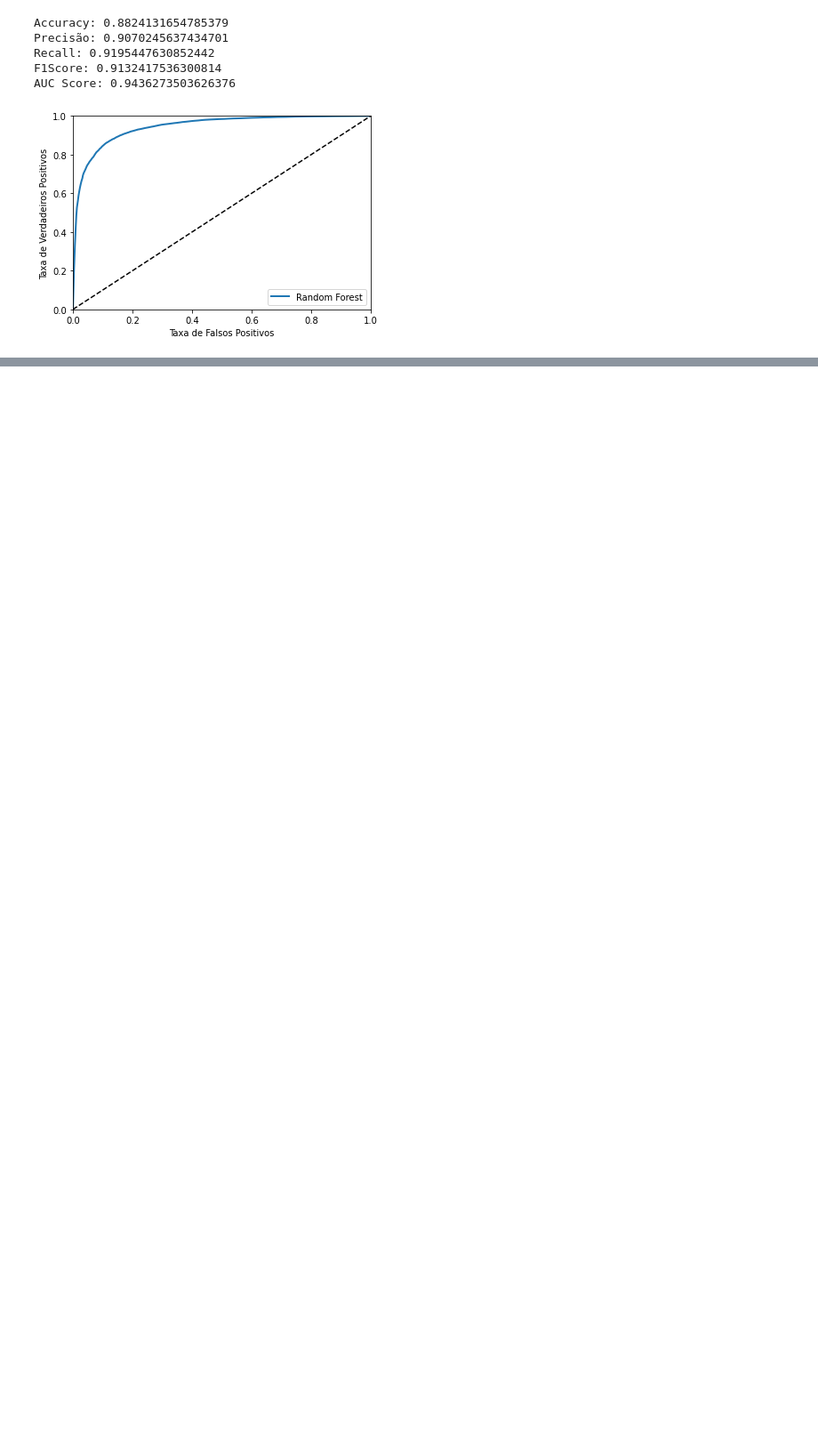
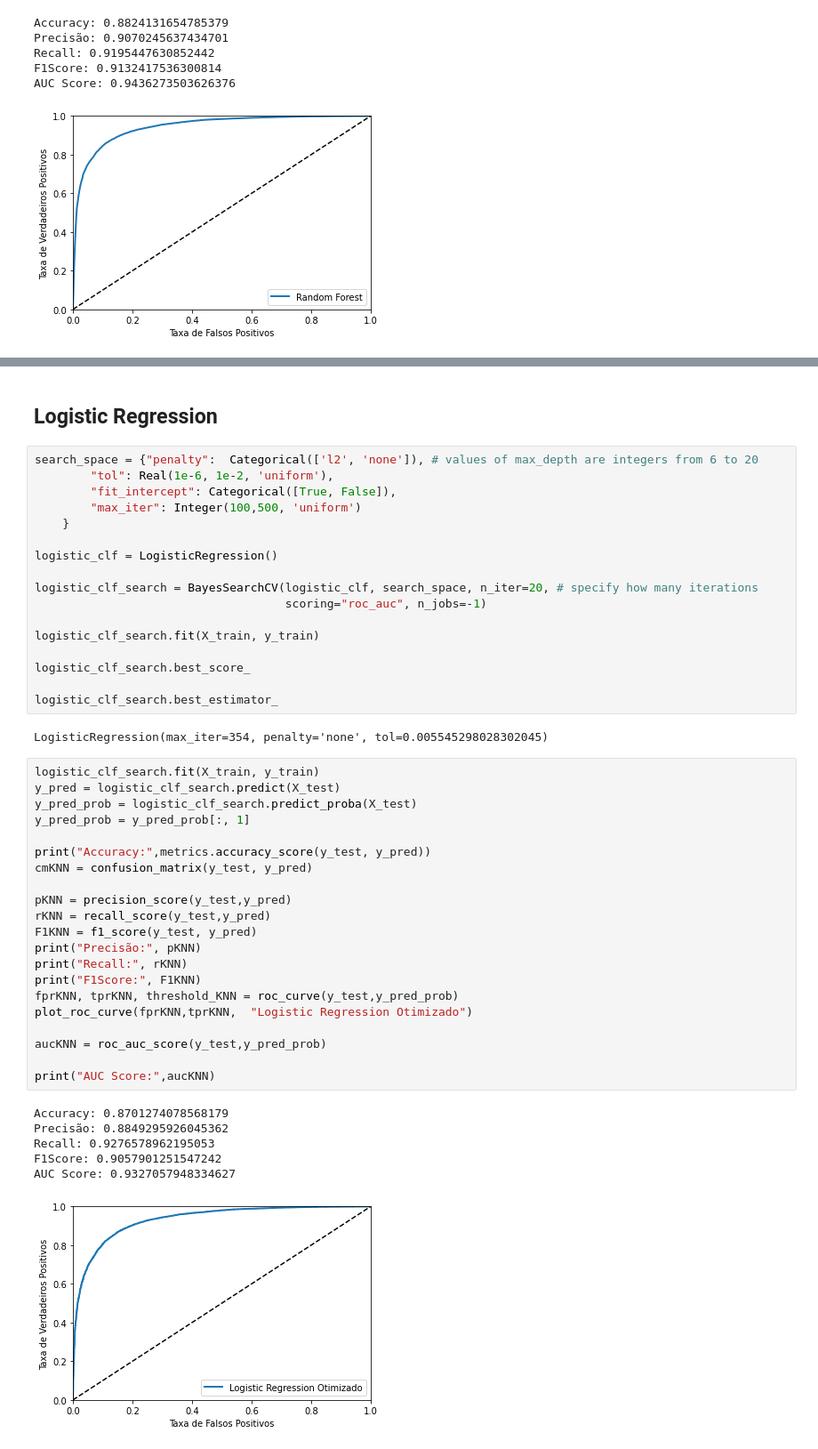
Before and after one commit to mrelero/machine-learning-anatel-database, a Jupyter notebook: ML_Techs/paper-enegep.ipynb, the cells around one changed output, grey strips where cells are left out. Shown at 89% size. Saved outputs shown, nothing was run; the diff lists cells and outputs as text; blank space fills up the shorter version.

```diff
--- a/ML_Techs/paper-enegep.ipynb
+++ b/ML_Techs/paper-enegep.ipynb
@@ -329,0 +375,49 @@ AUC Score: 0.9436273503626376
+# %% [markdown]
+## Logistic Regression
+# %%
+search_space = {"penalty":  Categorical(['l2', 'none']), # values of max_depth are integers from 6 to 20
+        "tol": Real(1e-6, 1e-2, 'uniform'),
+        "fit_intercept": Categorical([True, False]),
+        "max_iter": Integer(100,500, 'uniform')
+    }
+
+logistic_clf = LogisticRegression()
+
+logistic_clf_search = BayesSearchCV(logistic_clf, search_space, n_iter=20, # specify how many iterations
+                                    scoring="roc_auc", n_jobs=-1)
+
+logistic_clf_search.fit(X_train, y_train)
+
+logistic_clf_search.best_score_
+
+logistic_clf_search.best_estimator_
+# %% [output]
+LogisticRegression(max_iter=354, penalty='none', tol=0.005545298028302045)
+# %%
+logistic_clf_search.fit(X_train, y_train)
+y_pred = logistic_clf_search.predict(X_test)
+y_pred_prob = logistic_clf_search.predict_proba(X_test)
+y_pred_prob = y_pred_prob[:, 1]
+
+print("Accuracy:",metrics.accuracy_score(y_test, y_pred))
+cmKNN = confusion_matrix(y_test, y_pred)
+
+pKNN = precision_score(y_test,y_pred)
+rKNN = recall_score(y_test,y_pred)
+F1KNN = f1_score(y_test, y_pred)
+print("Precisão:", pKNN)
+print("Recall:", rKNN)
+print("F1Score:", F1KNN)
+fprKNN, tprKNN, threshold_KNN = roc_curve(y_test,y_pred_prob)
+plot_roc_curve(fprKNN,tprKNN,  "Logistic Regression Otimizado")
+
+aucKNN = roc_auc_score(y_test,y_pred_prob)
+
+print("AUC Score:",aucKNN)
+# %% [output]
+Accuracy: 0.8701274078568179
+Precisão: 0.8849295926045362
+Recall: 0.9276578962195053
+F1Score: 0.9057901251547242
+AUC Score: 0.9327057948334627
+[figure, added]
```
Also changed, not shown: parts of 11 cells of this notebook.
